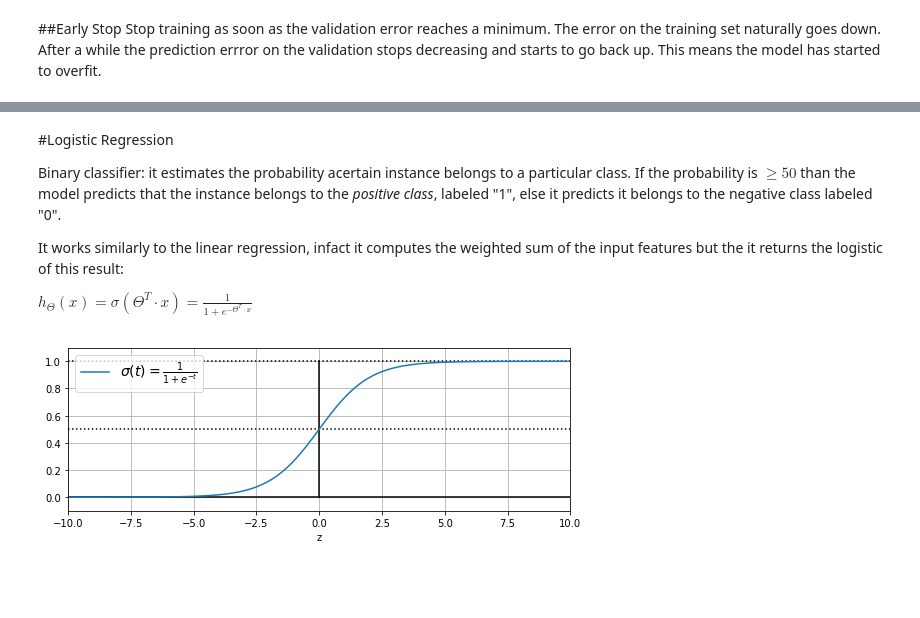
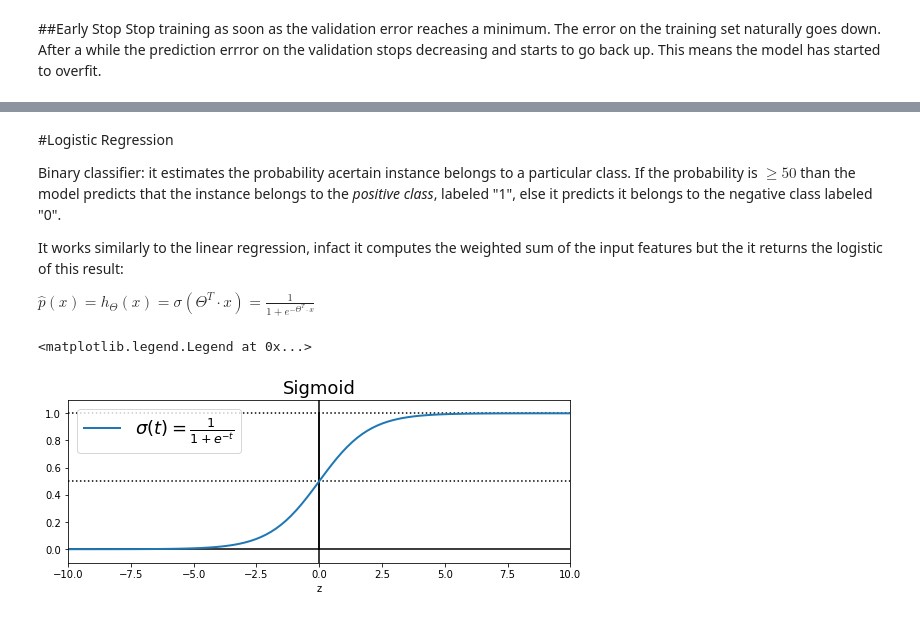
Before and after one commit to ChiaraAlba/Decision-Tree, a Jupyter notebook: practice.ipynb, the cells around one changed output, grey strips where cells are left out. Cells and saved outputs as stored; diff of their text form; code cells hidden in the pictures; blank space fills up the shorter version.

```diff
--- a/practice.ipynb
+++ b/practice.ipynb
@@ -508,23 +508,26 @@ Binary classifier: it estimates the probability acertain instance belongs to a p
 
 It works similarly to the linear regression, infact it computes the weighted sum of the input features but the it returns the logistic of this result:
 
-$h_\Theta(x) = \sigma(\Theta^T\cdot x) = \frac{1}{1+e^{-\Theta^T\cdot x}}$
+$\hat{p}(x) = h_\Theta(x) = \sigma(\Theta^T\cdot x) = \frac{1}{1+e^{-\Theta^T\cdot x}}$
 # %%
 def sigmoid(z):
   return 1 / (1 + np.exp(-z))
 
 X_sig = np.linspace(-10,10,100).reshape(100, 1)
 y_sig = sigmoid(X_sig)
 
 plt.figure(figsize=(9,3))
 plt.plot([-10,10], [0,0], 'k-') # k is for black
 plt.plot([0,0], [0,1], 'k-')
 plt.plot([-10,10], [0.5,0.5], 'k:')
 plt.plot([-10,10], [1,1], 'k:')
+plt.plot([0, 0], [-1.1, 1.1], "k-")
 plt.xlabel('z')
 plt.axis([-10, 10, -0.1, 1.1])
-plt.plot(X_sig, y_sig, label=r"$\sigma(t) = \frac{1}{1 + e^{-t}}$")
-plt.legend(loc = 0, fontsize=14)
+plt.plot(X_sig, y_sig, linewidth=2, label=r"$\sigma(t) = \frac{1}{1 + e^{-t}}$")
+plt.title('Sigmoid', fontsize=18)
+plt.legend(loc = 0, fontsize=18)
 # plt.grid(True)
 # %% [output]
+<matplotlib.legend.Legend at 0x...>
-[figure, old version]
+[figure, new version]
```
Also changed, not shown: parts of 36 cells of this notebook.
